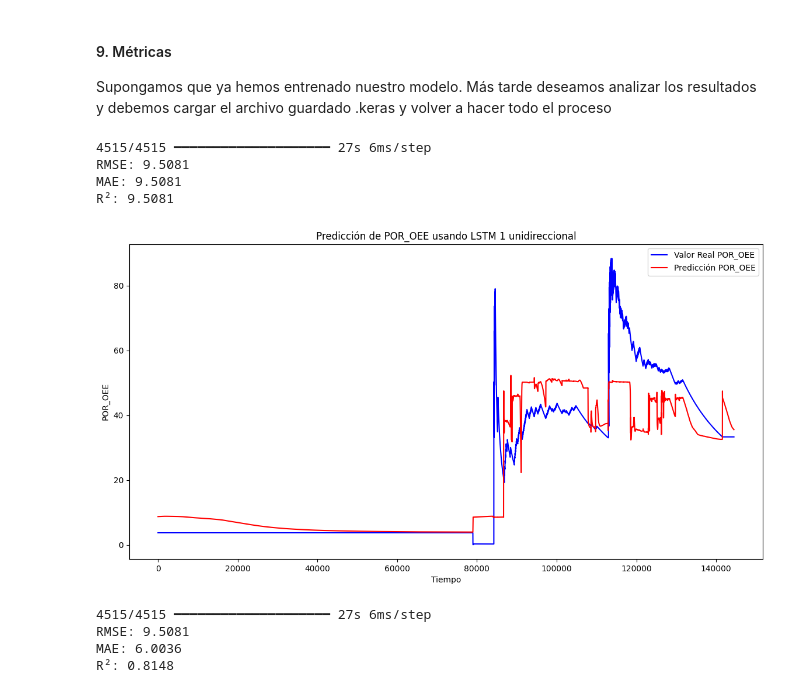
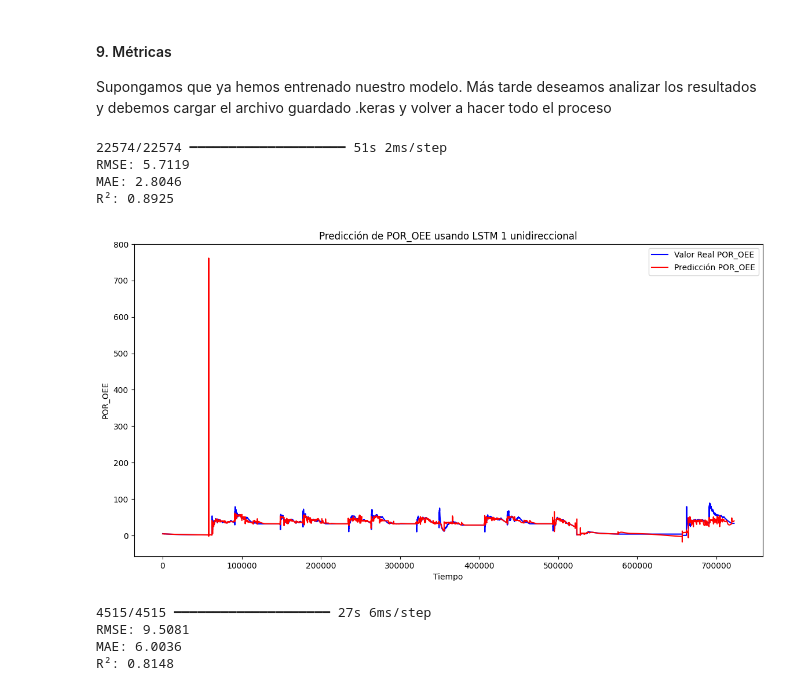
Before and after one commit to Joel2398/VIU_MBID_TFM, a Jupyter notebook: data_analysis/edge_data_analysis.ipynb, the cells around one changed output. Drawn from its saved outputs; the diff is of its cells as text; code cells hidden in the pictures.

```diff
--- a/data_analysis/edge_data_analysis.ipynb
+++ b/data_analysis/edge_data_analysis.ipynb
@@ -1013,40 +1013,41 @@ X, y = np.array(X), np.array(y)
 
 # 4. Dividir datos en conjunto de prueba (80% entrenamiento, 20% prueba)
 split = int(0.8 * len(X))  # 80% para entrenamiento, 20% para prueba
 X_test, y_test = X[split:], y[split:]
+X_test, y_test = X, y
 
 # 5. Realizar predicciones
 y_pred = model.predict(X_test)
 
 # 6. Desescalar los resultados
 y_test_rescaled = scaler.inverse_transform(np.c_[np.zeros((y_test.shape[0], X.shape[2])), y_test])[:, -1]
 y_pred_rescaled = scaler.inverse_transform(np.c_[np.zeros((y_pred.shape[0], X.shape[2])), y_pred])[:, -1]
 
 # 7. Calcular métricas de evaluación
 rmse_lstm1 = root_mean_squared_error(y_test_rescaled, y_pred_rescaled)
 mae_lst1 = mean_absolute_error(y_test_rescaled, y_pred_rescaled)
 r2_lstm1 = r2_score(y_test_rescaled, y_pred_rescaled)
 
 # Imprimir resultados
 print(f"RMSE: {rmse_lstm1:.4f}")
-print(f"MAE: {rmse_lstm1:.4f}")
-print(f"R²: {rmse_lstm1:.4f}")
+print(f"MAE: {mae_lst1:.4f}")
+print(f"R²: {r2_lstm1:.4f}")
 
 # 8. Visualización de resultados
 plt.figure(figsize=(14, 7))
 plt.plot(y_test_rescaled, label='Valor Real POR_OEE', color='blue')
 plt.plot(y_pred_rescaled, label='Predicción POR_OEE', color='red')
 plt.xlabel('Tiempo')
 plt.ylabel('POR_OEE')
 plt.legend()
 plt.title('Predicción de POR_OEE usando LSTM 1 unidireccional')
 plt.show()
 # %% [output]
-4515/4515 ━━━━━━━━━━━━━━━━━━━━ 27s 6ms/step
-RMSE: 9.5081
-MAE: 9.5081
-R²: 9.5081
+22574/22574 ━━━━━━━━━━━━━━━━━━━━ 51s 2ms/step
+RMSE: 5.7119
+MAE: 2.8046
+R²: 0.8925
-[figure, old version]
+[figure, new version]
 # %%
 # 1. Cargar el modelo
 model = load_model("models/modelo_lstm1_oee.keras")
```
